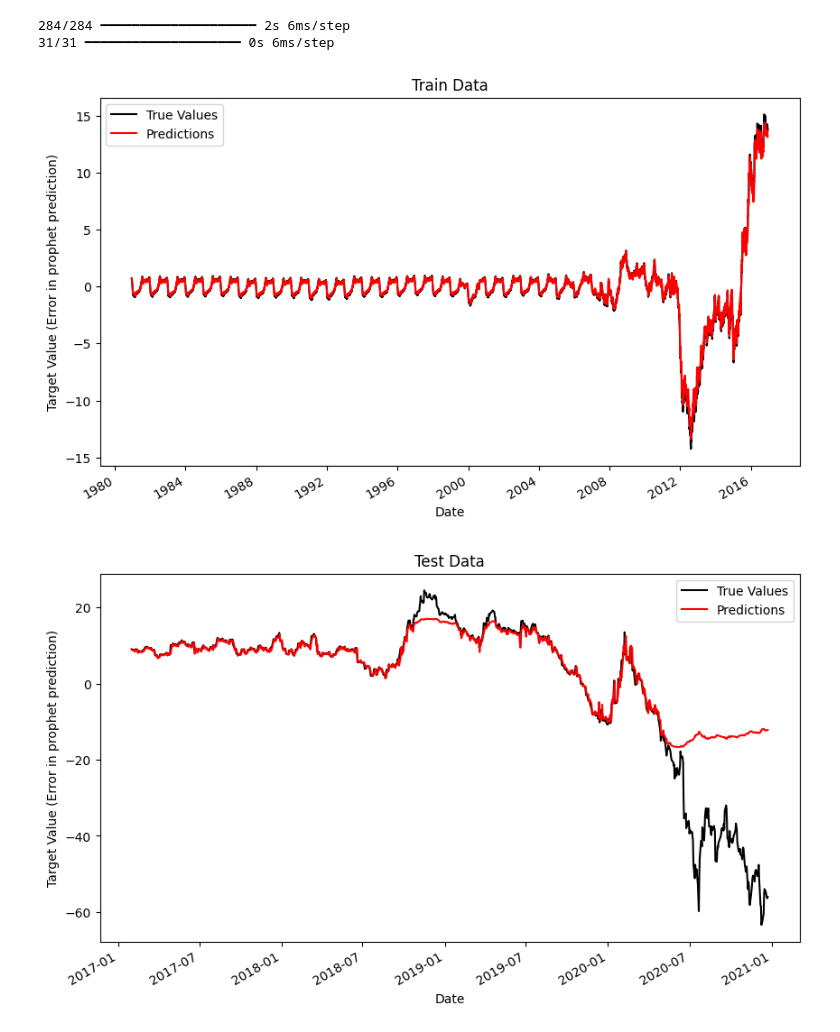
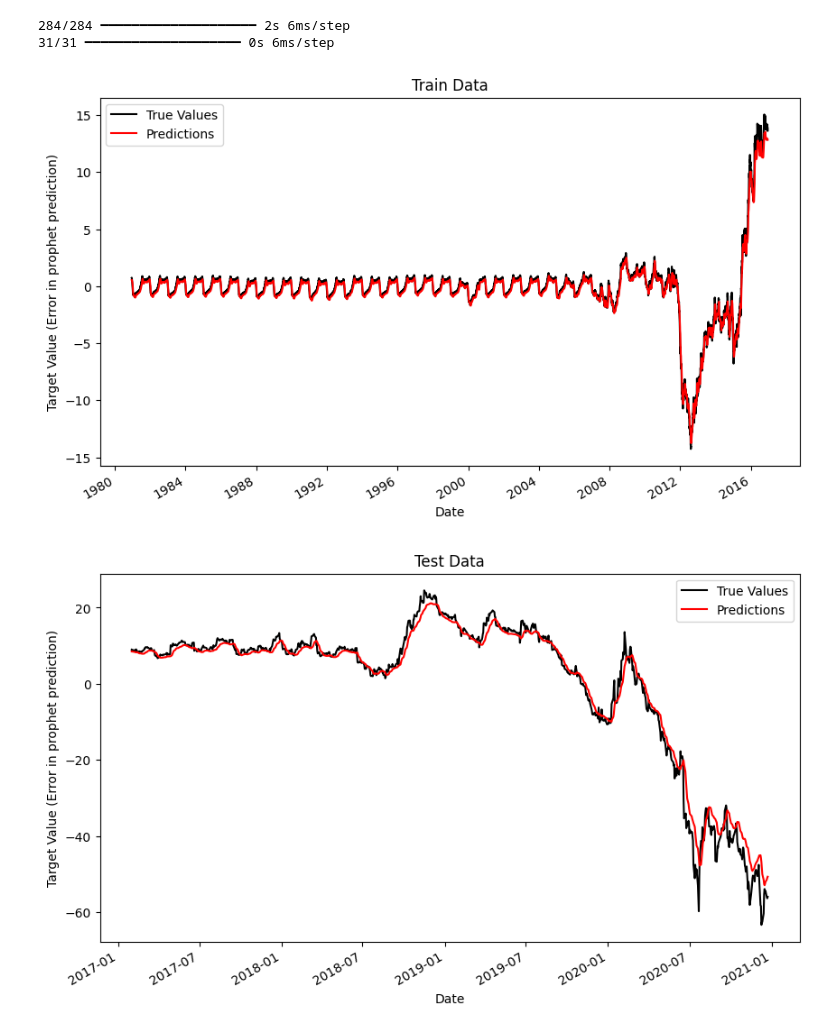
Before and after one commit to mHasNain084/Railway-management-system, a Jupyter notebook: Stocks_Project.ipynb, the cells around one changed output. Drawn from its saved outputs; the diff is of its cells as text; code cells hidden in the pictures.

```diff
--- a/Stocks_Project.ipynb
+++ b/Stocks_Project.ipynb
@@ -283,0 +277,6 @@ test_shape: (1013, 4)
+# %%
+# Extract dates before scaling
+dates = merged['ds'].iloc[:-60]  # drop last 60 rows as before
+
+train_dates = dates[0:int(len(dates) * 0.9)]
+test_dates = dates[int(len(dates) * 0.9):]
@@ -285,12 +307,14 @@ test_shape: (1013, 4)
 WINDOW_SIZE = 30
 # %%
 def data_to_input_and_output(data):
-
     input_data = []
     output_data = []
-    for index in range(0, len(data) - WINDOW_SIZE):
-        input_sample = data['error'][index:index + WINDOW_SIZE].values
-        output_sample = data['error'].iloc[index + WINDOW_SIZE]
+
+    errors = data['error'].values  # Extract as numpy array for consistency
+
+    for index in range(0, len(errors) - WINDOW_SIZE):
+        input_sample = errors[index:index + WINDOW_SIZE].reshape(WINDOW_SIZE, 1)  # (30, 1)
+        output_sample = errors[index + WINDOW_SIZE]  # scalar
 
         input_data.append(input_sample)
         output_data.append(output_sample)
@@ -338,6 +362,12 @@ test_pred = model.predict(test_input)
 # %% [output]
 284/284 ━━━━━━━━━━━━━━━━━━━━ 2s 6ms/step
 31/31 ━━━━━━━━━━━━━━━━━━━━ 0s 6ms/step
+# %%
+train_pred = scaler.inverse_transform(train_pred)
+test_pred = scaler.inverse_transform(test_pred)
+# %%
+train_output = scaler.inverse_transform(train_output.reshape(-1, 1))
+test_output = scaler.inverse_transform(test_output.reshape(-1, 1))
 # %%
 def plot_predictions(pred, y_true, label, period):
     # Convert period to datetime if it's not already
@@ -362,12 +392,11 @@ def plot_predictions(pred, y_true, label, period):
     # Show the plot
     plt.show()
 # %%
-train_period = LSTM_train[0:len(LSTM_train) - WINDOW_SIZE]['ds']
-test_period = LSTM_test[0:len(LSTM_test) - WINDOW_SIZE]['ds']
+train_period = train_dates[0:len(train_dates) - WINDOW_SIZE]
+test_period = test_dates[0:len(test_dates) - WINDOW_SIZE]
 
 plot_predictions(train_pred, train_output, 'Train Data', train_period)
 plot_predictions(test_pred, test_output, 'Test Data', test_period)
-predictions = []
 # %% [output]
-[figure, old version]
+[figure, new version]
-[figure, old version]
+[figure, new version]
```
Also changed, not shown: parts of 24 cells of this notebook.
